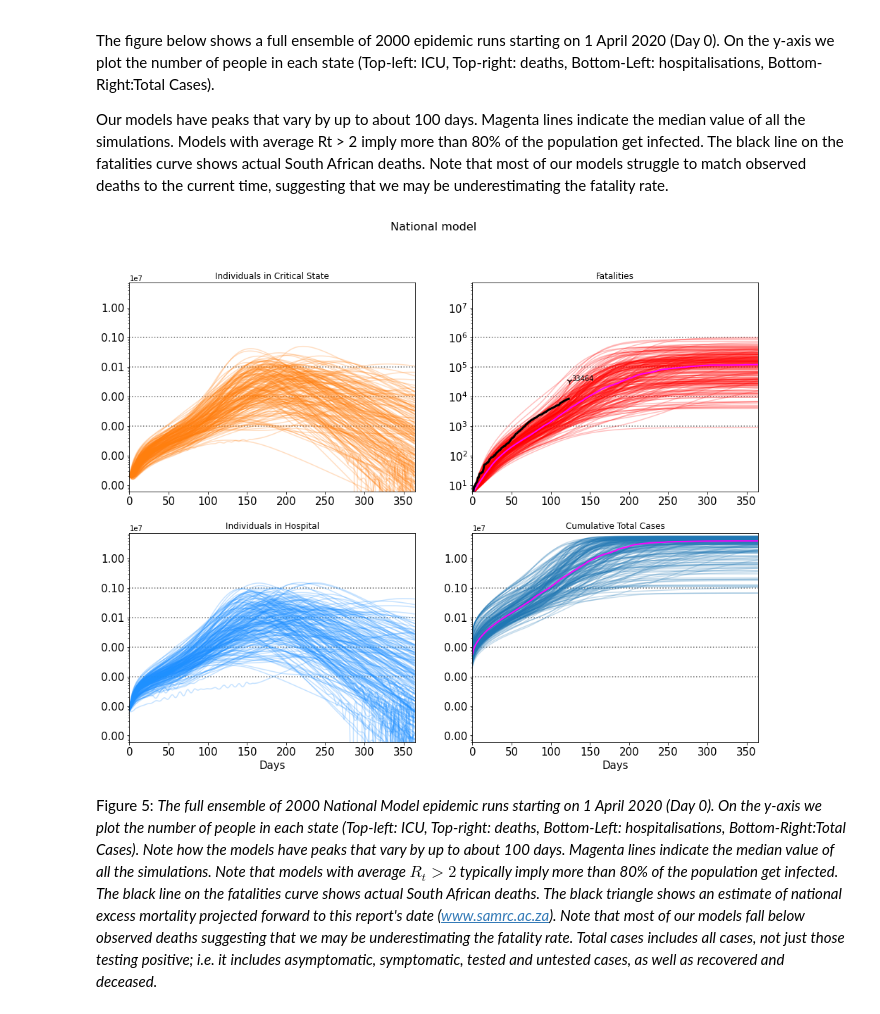
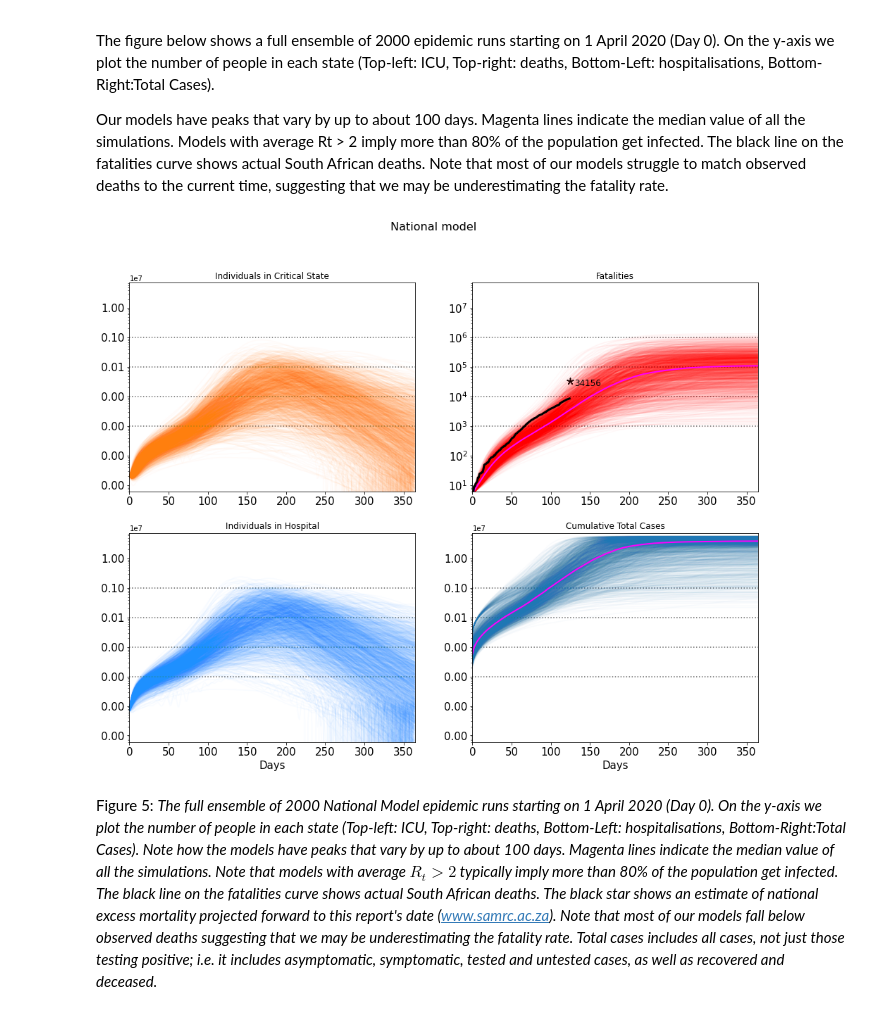
Before and after one commit to richarms/covid-provincial-report, a Jupyter notebook: Weekly_SA_Provincial_COVID_19_Report.ipynb, the cells around one changed output. Cells and saved outputs as stored; diff of their text form; code cells hidden in the pictures.

```diff
--- a/Weekly_SA_Provincial_COVID_19_Report.ipynb
+++ b/Weekly_SA_Provincial_COVID_19_Report.ipynb
@@ -203,13 +203,10 @@ def plot_ensemble(N, scenarios, alpha_val, title='SARAO SEIR-HCD Model'):
     #dates = np.array(["Feb 15","Feb 16","Feb 17","Feb 18","Feb 19","Feb 20","Feb 21","Feb 22","Feb 23","Feb 24","Feb 25","Feb 26","Feb 27","Feb 28","Feb 29","Mar 01","Mar 02","Mar 03","Mar 04","Mar 05","Mar 06","Mar 07","Mar 08","Mar 09","Mar 10","Mar 11","Mar 12","Mar 13","Mar 14","Mar 15","Mar 16","Mar 17","Mar 18","Mar 19","Mar 20","Mar 21","Mar 22","Mar 23","Mar 24","Mar 25","Mar 26","Mar 27","Mar 28","Mar 29","Mar 30","Mar 31","Apr 01","Apr 02","Apr 03","Apr 04","Apr 05","Apr 06","Apr 07","Apr 08","Apr 09","Apr 10","Apr 11","Apr 12","Apr 13","Apr 14","Apr 15","Apr 16","Apr 17","Apr 18","Apr 19","Apr 20","Apr 21","Apr 22","Apr 23","Apr 24","Apr 25","Apr 26","Apr 27","Apr 28","Apr 29","Apr 30","May 01","May 02","May 03","May 04","May 05","May 06","May 07","May 08","May 09","May 10","May 11","May 12","May 13","May 14","May 15","May 16","May 17","May 18","May 19","May 20","May 21","May 22","May 23","May 24","May 25","May 26","May 27","May 28","May 29","May 30","May 31","Jun 01","Jun 02","Jun 03","Jun 04","Jun 05","Jun 06"])
     #recorded_deaths = np.array([0,0,0,0,0,0,0,0,0,0,0,0,0,0,0,0,0,0,0,0,0,0,0,0,0,0,0,0,0,0,0,0,0,0,0,0,0,0,0,0,0,1,1,2,3,5,5,5,9,9,11 ,12,13,18,18,24,25,25,27,27,34,48,50,52,54,58,58,65,75,79,86,87,90,93,103,103,116,123,131,138,148,153,161,178,186,194,206,206,219,238,247,261,264,286,312,339,369,397,407,429,481,524,552,577,611,643,683,705,755,792,848,908,952,998,1080,1162,1210,1284,1354,1423,1480,1568,1625,1674,1737,1831,1877,1930,1991,2102,2205,2292,2340,2413,2456,2529,2657,2749,2844,2952,3026,3199,3310,3502,3602,3720,3860,3971,4079,4172,4346,4453,4669,4804,4948,5033,5173,5368,5940,6093,6343,6655,6769,7067,7257,7497,7812,8005,8153,8366])
     ax2.semilogy(recorded_deaths[46:], color = 'k', linewidth = '3')  # Plot from 1 April
-    hidden_death_ratio = int(22279/recorded_deaths[-14])
+    hidden_death_ratio = int(22279/recorded_deaths[156]) #21 July excess mortality ratio
 
-    #ax2.scatter(len(recorded_deaths[46:]), recorded_deaths[-1]*hidden_death_ratio, s=80, c='k', marker=(5, 2)) #plot a star to indicate upper bound of excess deaths
-    #ax2.scatter(len(recorded_deaths[46:]), recorded_deaths[-1]*hidden_death_ratio, s=80, c='k', marker=3)
-    ax2.scatter(len(recorded_deaths[46:]), recorded_deaths[-1]*hidden_death_ratio, s=80, c='k', marker="1")
-    #ax2.scatter(len(recorded_deaths[46:]), recorded_deaths[-1]*hidden_death_ratio, s=80, c='k', marker="_")
-    ax2.text(len(recorded_deaths[46:])+3, recorded_deaths[-1]*hidden_death_ratio, recorded_deaths[-1]*hidden_death_ratio)
+    ax2.scatter(len(recorded_deaths[46:]), recorded_deaths[-1]*hidden_death_ratio, s=80, c='k', marker=(5, 2)) #plot a star to indicate upper bound of excess deaths
+    ax2.text(len(recorded_deaths[46:])+5, recorded_deaths[-1]*hidden_death_ratio/1.5, recorded_deaths[-1]*hidden_death_ratio, fontsize=12)
 # %%
 def plot_medians(p_scenarios, Recent_prov_Rt, alpha_val = 0.8, title='SARAO SEIR-HCD Provincial model'):
     # set up the axes, titles, styles, etc
@@ -558,7 +555,9 @@ for idx, SA_P in enumerate([SA_P_Con, SA_P_Dead, SA_P_Rec]):
   SA_P.drop(columns={'UNKNOWN'}, inplace=True)
 
 #Recent_prov_Rt = {i: get_Rt_lm(SA_P_Con.tail(14)[i]) for i in SA_P_Con.columns}
-Recent_prov_Rt = Update_Rt(SA_P_Con.tail(14))
+#Recent_prov_Rt = Update_Rt(SA_P_Con.tail(14) RPA changed 04 Aug 2020
+SA_P_Rec.rename(columns={'Recovered':'Total Confirmed'}, inplace=True) #doing this top enable subtraction of dataframes
+Recent_prov_Rt = Update_Rt(SA_P_Con.tail(14) - SA_P_Rec.tail(14))
 
 # Reported values on specified date - Sam added throughout this section to bring in selected province data
 
@@ -636,8 +640,8 @@ for p_idx, prov_long in enumerate(prov_long_l):
 #Recent_prov_Rt_df = pd.DataFrame.from_dict(Recent_prov_Rt, orient='index', columns=['Median_Rt_estimate', 'error'])
 #Recent_prov_Rt_new = Update_Rt(SA_P_Con.tail(14))
 #Recent_prov_Rt, Recent_prov_Rt_df, Recent_prov_Rt_new
-
-Recent_prov_Rt = Update_Rt(SA_P_Con.tail(14))
+#SA_P_Rec.rename(columns={'Recovered':'Total Confirmed'}, inplace=True) #doing this top enable subtraction of dataframes
+Recent_prov_Rt = Update_Rt(SA_P_Con.tail(14) - SA_P_Rec.tail(14))
 
 plot_medians(p_scenarios, Recent_prov_Rt)
 # %% [output]
@@ -906,9 +910,10 @@ SA_P_Con, SA_P_Dead, SA_P_Rec, SA_P_Pop = get_SA_province('y') #use 'y' if no lo
 for idx, SA_P in enumerate([SA_P_Con, SA_P_Dead, SA_P_Rec]):
   SA_P.rename(columns={'Dead':'Total Deaths'}, inplace=True)
   SA_P.rename(columns={'Confirmed':'Total Confirmed'}, inplace=True)
+  SA_P.rename(columns={'Recovered':'Total Confirmed'}, inplace=True)
   SA_P.drop(columns={'UNKNOWN'}, inplace=True)
 
-Historical_prov_Rt = Update_Rt(SA_P_Con.tail(28).head(14)) # old: {i: get_Rt_lm(SA_P_Con.tail(28).head(14)[i]) for i in SA_P_Con.columns}
+Historical_prov_Rt = Update_Rt(SA_P_Con.tail(28).head(14)-SA_P_Rec.tail(28).head(14)) # old: {i: get_Rt_lm(SA_P_Con.tail(28).head(14)[i]) for i in SA_P_Con.columns}
 
 t_1 = 0
 t_2 = 30
@@ -1048,10 +1053,13 @@ Our models have peaks that vary by up to about 100 days. Magenta lines indicate
 # Reported values for South Africa on April 1
 
 N = 59156682  # Population size
+model_days = 365
+N_RUNS = 2000
 n_tested_active =  1325
 n_total_cases = 1380
 n_hosp = 70
 n_crit = 20
+n_dead = 5
 
 def time_varying_reproduction(t):
   if t <= t_1:
@@ -1072,8 +1080,6 @@ def time_varying_reproduction(t):
     warnings.warn("Using upper default R_0 in time-varying_reproduction function")
     return R_0
 
-model_days = 365
-N_RUNS = 200
 t_arr = np.empty((N_RUNS, model_days))
 low_dead = 0
 i_scenarios = []
@@ -1148,36 +1154,36 @@ for i in range(N_RUNS):
 
   if (ifr < ifr_max) & (ifr > ifr_min):
     i_scenarios.append(sol)
     ifr_list.append(ifr)
   else:
     i_scenarios.append(old_sol)
 
   attack_list.append(sol.y[3][-1])
   R_0_list.append(R_0)
 
 #########
   dn = np.linspace(1e+02, 5e+04, 100)
   rn = np.linspace(3, 1.2, 100)
   t = np.empty(model_days)
   for j in range(model_days):
       rtcap = rn[find_idx_nearest(dn, sol.y[6][j]*N)]
       reprod = time_varying_reproduction(j)
       reprod = np.minimum(rtcap, reprod)
       t[j] = reprod
 
   #plt.plot(t, color='blue', alpha=0.045)
   #plt.ylabel("$R_t$", fontsize = 16)
   #plt.xlabel("Day (from 1 April 2020)", fontsize = 15)
   #plt.tick_params(axis='y', labelsize=15);
   #plt.tick_params(axis='x', labelsize=15);
 
   t_arr[i,:] = t
 
 plot_ensemble(N, i_scenarios, 50/N_RUNS, title = "National model")
 # %% [output]
-[figure, old version]
+[figure, new version]
 # %% [markdown]
-Figure 5: _The full ensemble of 2000 National Model epidemic runs starting on 1 April 2020 (Day 0). On the y-axis we plot the number of people in each state (Top-left: ICU, Top-right: deaths, Bottom-Left: hospitalisations, Bottom-Right:Total Cases). Note how the models have peaks that vary by up to about 100 days. Magenta lines indicate the median value of all the simulations. Note that models with average $R_t > 2$ typically imply more than 80% of the population get infected. The black line on the fatalities curve shows actual South African deaths. The black triangle shows an estimate of national excess mortality projected forward to this report's date ([www.samrc.ac.za](https://www.samrc.ac.za/reports/report-weekly-deaths-south-africa?bc=254)). Note that most of our models fall below observed deaths suggesting that we may be underestimating the fatality rate. Total cases includes all cases, not just those testing positive; i.e. it includes asymptomatic, symptomatic, tested and untested cases, as well as recovered and deceased._
+Figure 5: _The full ensemble of 2000 National Model epidemic runs starting on 1 April 2020 (Day 0). On the y-axis we plot the number of people in each state (Top-left: ICU, Top-right: deaths, Bottom-Left: hospitalisations, Bottom-Right:Total Cases). Note how the models have peaks that vary by up to about 100 days. Magenta lines indicate the median value of all the simulations. Note that models with average $R_t > 2$ typically imply more than 80% of the population get infected. The black line on the fatalities curve shows actual South African deaths. The black star shows an estimate of national excess mortality projected forward to this report's date ([www.samrc.ac.za](https://www.samrc.ac.za/reports/report-weekly-deaths-south-africa?bc=254)). Note that most of our models fall below observed deaths suggesting that we may be underestimating the fatality rate. Total cases includes all cases, not just those testing positive; i.e. it includes asymptomatic, symptomatic, tested and untested cases, as well as recovered and deceased._
 # %%
 #model_days = 60
 N_RUNS=1000
```
Also changed, not shown: parts of 8 cells of this notebook, 2 other files.
